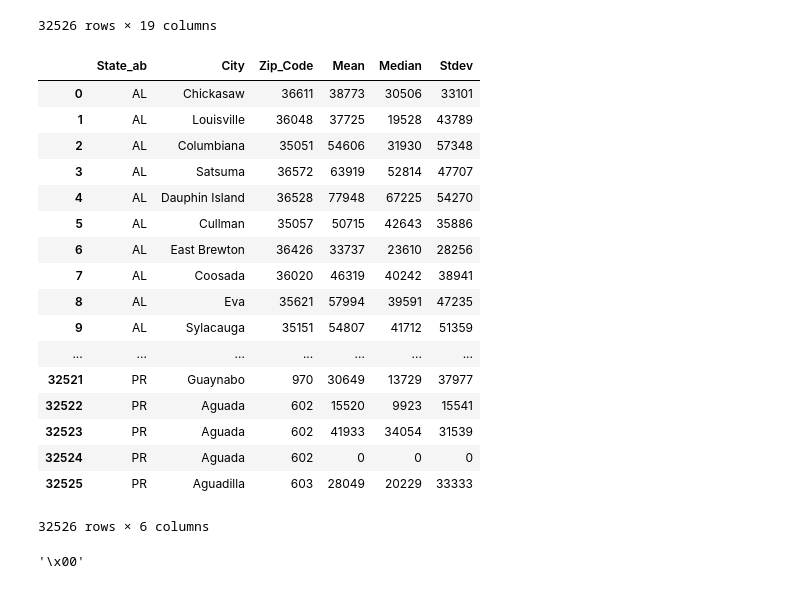
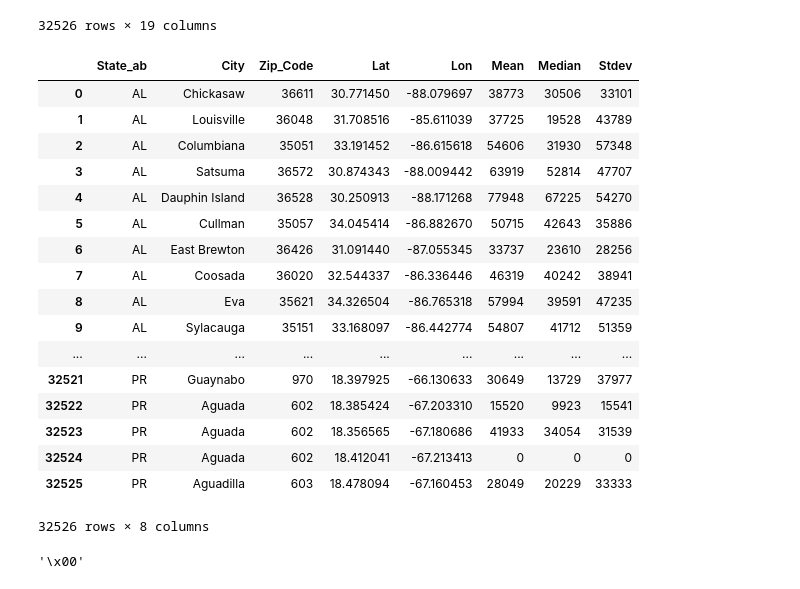
Before and after one commit to r-matt-hawley/FastFoodConcerns, a Jupyter notebook: matt.ipynb, the cells around one changed output. Saved outputs shown, nothing was run; the diff lists cells and outputs as text; code cells hidden in the pictures.

Commit message:
Added Lat and Long to Income Data

```diff
--- a/matt.ipynb
+++ b/matt.ipynb
@@ -25,27 +25,27 @@ income_data
 | 32525 | 7202996 | 72 | Puerto Rico | PR | Adjuntas Municipio | Aguadilla | Adjuntas | Track | Track | 603 | ... |
 32526 rows × 19 columns
 # %%
-helpful_data = income_data[["State_ab", "City", "Zip_Code", "Mean", "Median", "Stdev"]]
+helpful_data = income_data[["State_ab", "City", "Zip_Code", "Lat", "Lon", "Mean", "Median", "Stdev"]]
 helpful_data
 # %% [output]
-|  | State_ab | City | Zip_Code | Mean | Median | Stdev |
-| 0 | AL | Chickasaw | 36611 | 38773 | 30506 | 33101 |
-| 1 | AL | Louisville | 36048 | 37725 | 19528 | 43789 |
-| 2 | AL | Columbiana | 35051 | 54606 | 31930 | 57348 |
-| 3 | AL | Satsuma | 36572 | 63919 | 52814 | 47707 |
-| 4 | AL | Dauphin Island | 36528 | 77948 | 67225 | 54270 |
-| 5 | AL | Cullman | 35057 | 50715 | 42643 | 35886 |
-| 6 | AL | East Brewton | 36426 | 33737 | 23610 | 28256 |
-| 7 | AL | Coosada | 36020 | 46319 | 40242 | 38941 |
-| 8 | AL | Eva | 35621 | 57994 | 39591 | 47235 |
-| 9 | AL | Sylacauga | 35151 | 54807 | 41712 | 51359 |
-| ... | ... | ... | ... | ... | ... | ... |
-| 32521 | PR | Guaynabo | 970 | 30649 | 13729 | 37977 |
-| 32522 | PR | Aguada | 602 | 15520 | 9923 | 15541 |
-| 32523 | PR | Aguada | 602 | 41933 | 34054 | 31539 |
-| 32524 | PR | Aguada | 602 | 0 | 0 | 0 |
-| 32525 | PR | Aguadilla | 603 | 28049 | 20229 | 33333 |
+|  | State_ab | City | Zip_Code | Lat | Lon | Mean | Median | Stdev |
+| 0 | AL | Chickasaw | 36611 | 30.771450 | -88.079697 | 38773 | 30506 | 33101 |
+| 1 | AL | Louisville | 36048 | 31.708516 | -85.611039 | 37725 | 19528 | 43789 |
+| 2 | AL | Columbiana | 35051 | 33.191452 | -86.615618 | 54606 | 31930 | 57348 |
+| 3 | AL | Satsuma | 36572 | 30.874343 | -88.009442 | 63919 | 52814 | 47707 |
+| 4 | AL | Dauphin Island | 36528 | 30.250913 | -88.171268 | 77948 | 67225 | 54270 |
+| 5 | AL | Cullman | 35057 | 34.045414 | -86.882670 | 50715 | 42643 | 35886 |
+| 6 | AL | East Brewton | 36426 | 31.091440 | -87.055345 | 33737 | 23610 | 28256 |
+| 7 | AL | Coosada | 36020 | 32.544337 | -86.336446 | 46319 | 40242 | 38941 |
+| 8 | AL | Eva | 35621 | 34.326504 | -86.765318 | 57994 | 39591 | 47235 |
+| 9 | AL | Sylacauga | 35151 | 33.168097 | -86.442774 | 54807 | 41712 | 51359 |
+| ... | ... | ... | ... | ... | ... | ... | ... | ... |
+| 32521 | PR | Guaynabo | 970 | 18.397925 | -66.130633 | 30649 | 13729 | 37977 |
+| 32522 | PR | Aguada | 602 | 18.385424 | -67.203310 | 15520 | 9923 | 15541 |
+| 32523 | PR | Aguada | 602 | 18.356565 | -67.180686 | 41933 | 34054 | 31539 |
+| 32524 | PR | Aguada | 602 | 18.412041 | -67.213413 | 0 | 0 | 0 |
+| 32525 | PR | Aguadilla | 603 | 18.478094 | -67.160453 | 28049 | 20229 | 33333 |
-32526 rows × 6 columns
+32526 rows × 8 columns
 # %%
 helpful_data.to_csv("./Clean_data/Income.csv")
 # %%
```
Also changed, not shown: 1 other file.
